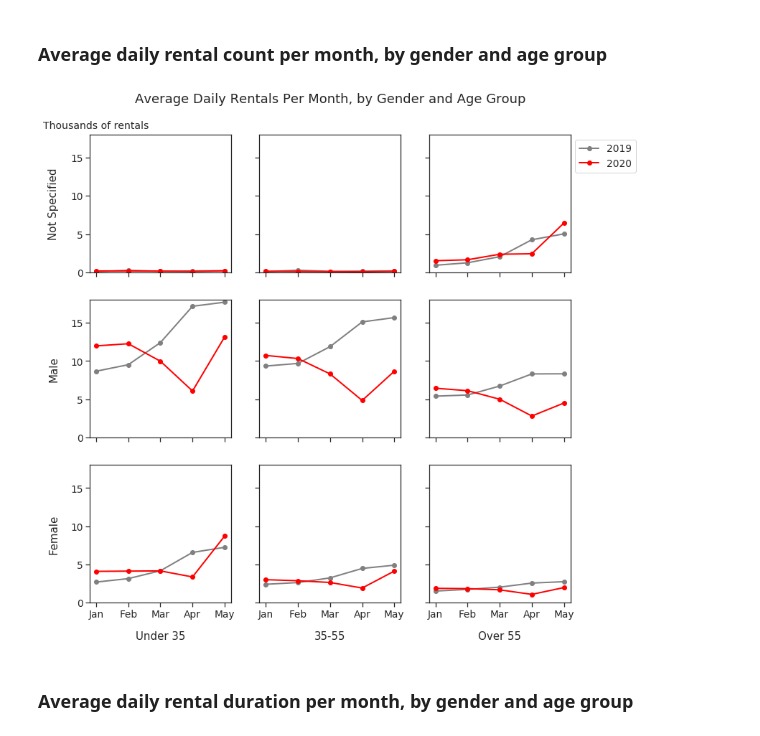
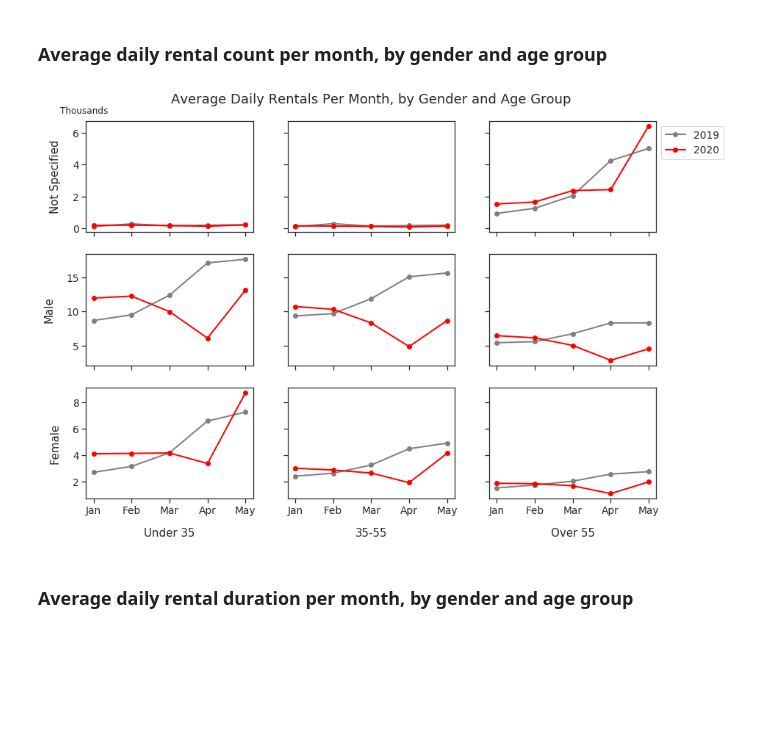
Before and after one commit to stevenrhart/bike-rentals, a Jupyter notebook: notebooks/Covid Impact on Bike Rentals in NYC.ipynb, the cells around one changed output. Drawn from its saved outputs; the diff is of its cells as text; code cells hidden in the pictures; blank space fills up the shorter version.

```diff
--- a/notebooks/Covid Impact on Bike Rentals in NYC.ipynb
+++ b/notebooks/Covid Impact on Bike Rentals in NYC.ipynb
@@ -334,6 +319,7 @@ There is a slight difference in the percentage of trips under 90 seconds and ove
 # %%
 # Remove outlier trips with above 120 min
-df = df[(df.tripduration >= 90) | (df.tripduration <= 7200)]
+df = df[(df.tripduration >= 90)]
+df = df[(df.tripduration <= 7200)]
 # %% [markdown]
 
 ### Birth year review
@@ -636,14 +669,0 @@ plt.legend(title=None, loc='upper left', bbox_to_anchor=(1, 1));
-# %%
-# Pivot df using helper function
-df_pivot = pivot_df(df, ['month'], ['year'], 'tripduration', 1.667E-2, aggfunc=np.mean)
-
-# Rename index to friendly month names
-df_pivot.rename(index={1: 'Jan', 2: 'Feb', 3: 'Mar', 4: 'Apr', 5: 'May'}, inplace=True)
-
-# Plot the data and set style
-labels = ['Jan', 'Feb', 'Mar', 'Apr', 'May']
-df_pivot.plot(kind='bar', figsize=(12, 7), rot=0, label=labels, color=['gray', 'red'])
-plt.text(0.09, .91, 'Minutes', fontsize=14, transform=plt.gcf().transFigure)
-plt.xlabel(None)
-plt.suptitle("Average Rental Duration Per Month", fontsize=18)
-plt.legend(title=None, loc='upper left', bbox_to_anchor=(1, 1));
@@ -718,15 +736,15 @@ df["age_cat"] = df['birth_year'].apply(assign_age_cat)
 
 ### Create helper function for multi-dimensional plots
 # %%
-def make_subplots(x_labels, y_labels, y_min, y_max, title, text, text_x=0.05, text_y=0.89,
-                  num_plots=3, num_months=5):
-    """Returns a multi-dimensional grid of subplots
+def make_subplots(x_labels, y_labels, title, text, text_x=0.025, text_y=0.98, num_plots=3, num_months=5):
+    """Returns a multi-dimensional grid of 'num_plots' subplots for 'num_months' months
     """
     # Set x values
     x = [i+1 for i in range(num_months)]
 
     # Create figure and subplot grid
-    fig, ax = plt.subplots(3, 3, sharex='col', sharey='row', figsize=(12,12))
+    fig, ax = plt.subplots(3, 3, figsize=(12,8), sharex='col', sharey='row')
+    plt.tight_layout()
 
     # Create subplots
     for i in range(num_plots):
@@ -745,21 +763,20 @@ def make_subplots(x_labels, y_labels, y_min, y_max, title, text, text_x=0.05, te
             for y_arr, label, color in zip(y, labels, colors):
                 ax_loc.plot(x, y_arr, color=color, label=label, linewidth=2, marker='o')
 
-            # Set x and y tick locations and xticklabels
+            # Configure x ticks
             ax_loc.set_xticks(np.linspace(1, 5, 5))
-            ax_loc.set_ylim(y_min, y_max)
             ax_loc.set_xticklabels(['Jan', 'Feb', 'Mar', 'Apr', 'May'])
 
             # Set location specific plot elements
             if i == 0 and j == 0: # set yaxis label on upper left plot
-                ax[0,0].text(text_x, text_y, text, fontsize=14, transform=plt.gcf().transFigure)
+                ax[0,0].text(text_x, text_y, text, fontsize=12, transform=plt.gcf().transFigure)
             if j == 0: # set y labels on left plots only
                 ax_loc.set_ylabel(y_labels[i], labelpad=16)
             if i == (num_plots-1): # set xlabels on bottom plots only
                 ax_loc.set_xlabel(x_labels[j], labelpad=16)
 
         # Add legend and show the plot
-        ax[0,1].set_title(title, y=1.2, x=0.5, fontsize=18)
+        ax[0,1].set_title(title, fontsize=18, pad=24)
         ax[0,2].legend(title=None, loc='upper left', bbox_to_anchor=(1, 1));
 # %% [markdown]
 
@@ -767,19 +784,19 @@ def make_subplots(x_labels, y_labels, y_min, y_max, title, text, text_x=0.05, te
 # %%
 # Pivot df using helper function
 df_pivot = pivot_df(df, ['month', 'day', 'gender', 'age_cat'], ['year'], 'rental_count', .001, impute=True)
 df_pivot = df_pivot.pivot_table(index=['month', 'gender', 'age_cat'], values=[2019, 2020])
 
 # Configure variables
 x_labels = ['Under 35', '35-55', 'Over 55']
 y_labels = ['Not Specified', 'Male', 'Female']
 y_min, y_max = 0, 18
 title = "Average Daily Rentals Per Month, by Gender and Age Group"
-text = "Thousands of rentals"
+text = "Thousands"
 
 # Call the helper function to make the subplots
-make_subplots(x_labels, y_labels, y_min, y_max, title, text)
+make_subplots(x_labels, y_labels, title, text)
 # %% [output]
-[figure, old version]
+[figure, new version]
 # %% [markdown]
 ### Average daily rental duration per month, by gender and age group
 # %%
```
Also changed, not shown: parts of 37 cells of this notebook.
